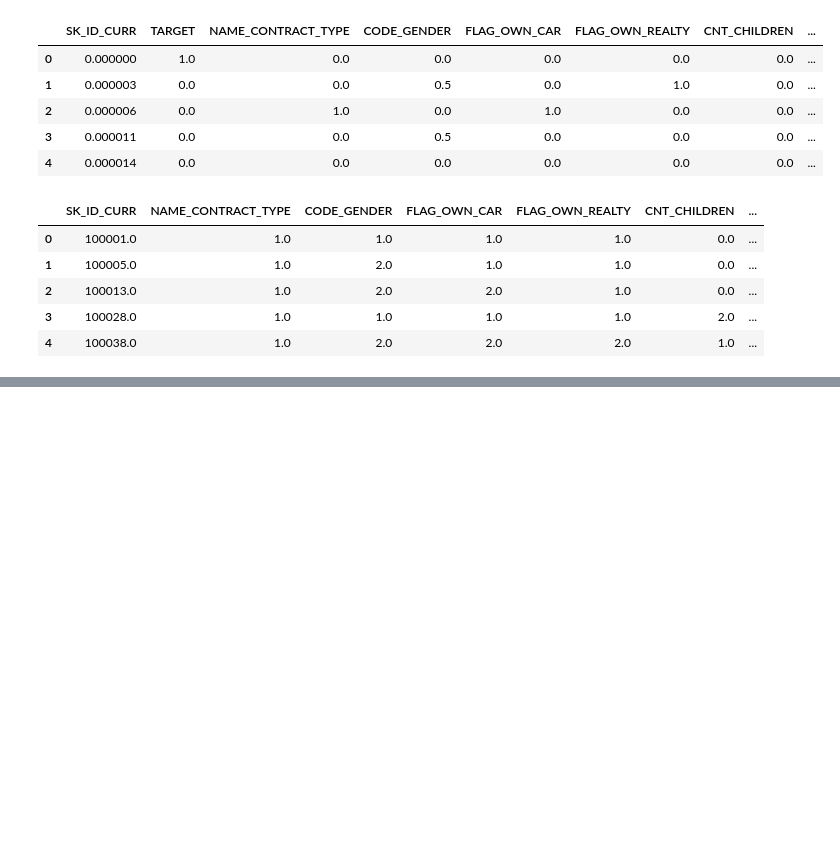
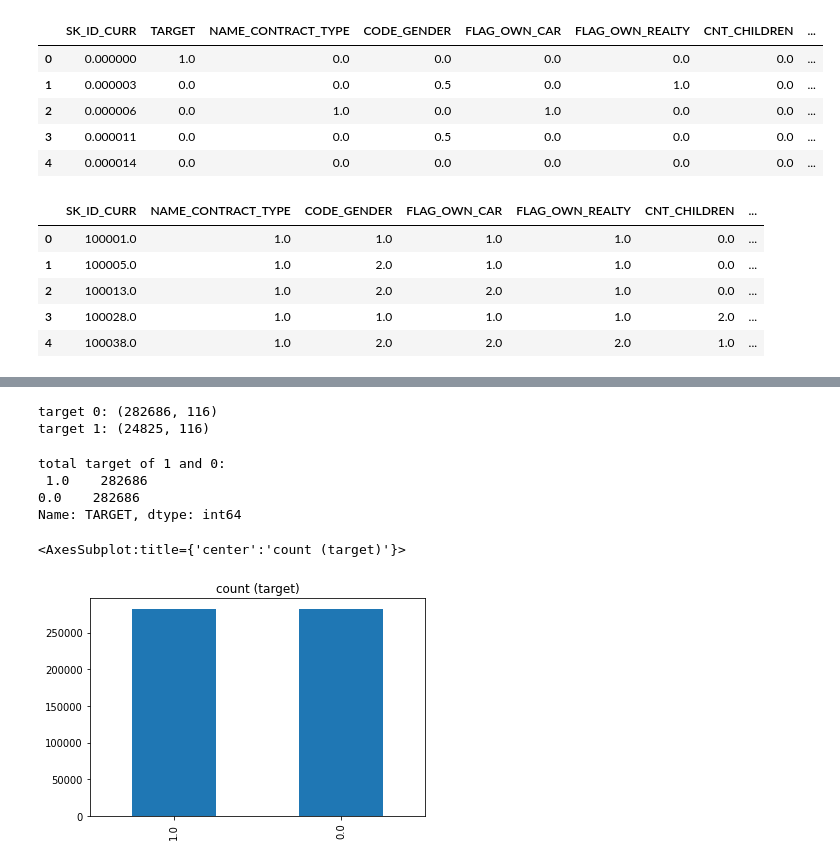
Before and after one commit to PolinaLegusheva/coursework-2021, a Jupyter notebook: experiments_full_dataset.ipynb, the cells around one changed output, grey strips where cells are left out. Cells and saved outputs as stored; diff of their text form; code cells hidden in the pictures; blank space fills up the shorter version.

```diff
--- a/experiments_full_dataset.ipynb
+++ b/experiments_full_dataset.ipynb
@@ -157,5 +201,3 @@ app_test.head()
 | 2 | 100013.0 | 1.0 | 2.0 | 2.0 | 1.0 | 0.0 | ... |
 | 3 | 100028.0 | 1.0 | 1.0 | 1.0 | 1.0 | 2.0 | ... |
 | 4 | 100038.0 | 1.0 | 2.0 | 2.0 | 2.0 | 1.0 | ... |
-# %%
-app_train_full = app_train_full.drop(columns = ['SK_ID_CURR'],axis = 1)
@@ -177,9 +238,19 @@ target_0 = app_train_full[app_train_full['TARGET'] == 0]
 target_1 = app_train_full[app_train_full['TARGET'] == 1]
 print('target 0:', target_0.shape)
 print('target 1:', target_1.shape)
+# %% [output]
+target 0: (282686, 116)
+target 1: (24825, 116)
 # %%
 target_1_over = target_1.sample(target_count_0, replace = True)
-train_over = pd.concat([target_1_over, target_0], axis = 0)
-print("total target of 1 and 0:\n",train_over['TARGET'].value_counts())
-train_over['TARGET'].value_counts().plot(kind='bar', title='count (target)')
+app_train_full = pd.concat([target_1_over, target_0], axis = 0)
+print("total target of 1 and 0:\n",app_train_full['TARGET'].value_counts())
+app_train_full['TARGET'].value_counts().plot(kind='bar', title='count (target)')
+# %% [output]
+total target of 1 and 0:
+ 1.0    282686
+0.0    282686
+Name: TARGET, dtype: int64
+<AxesSubplot:title={'center':'count (target)'}>
+[figure, added]
 # %%
```
Also changed, not shown: parts of 53 cells of this notebook.
